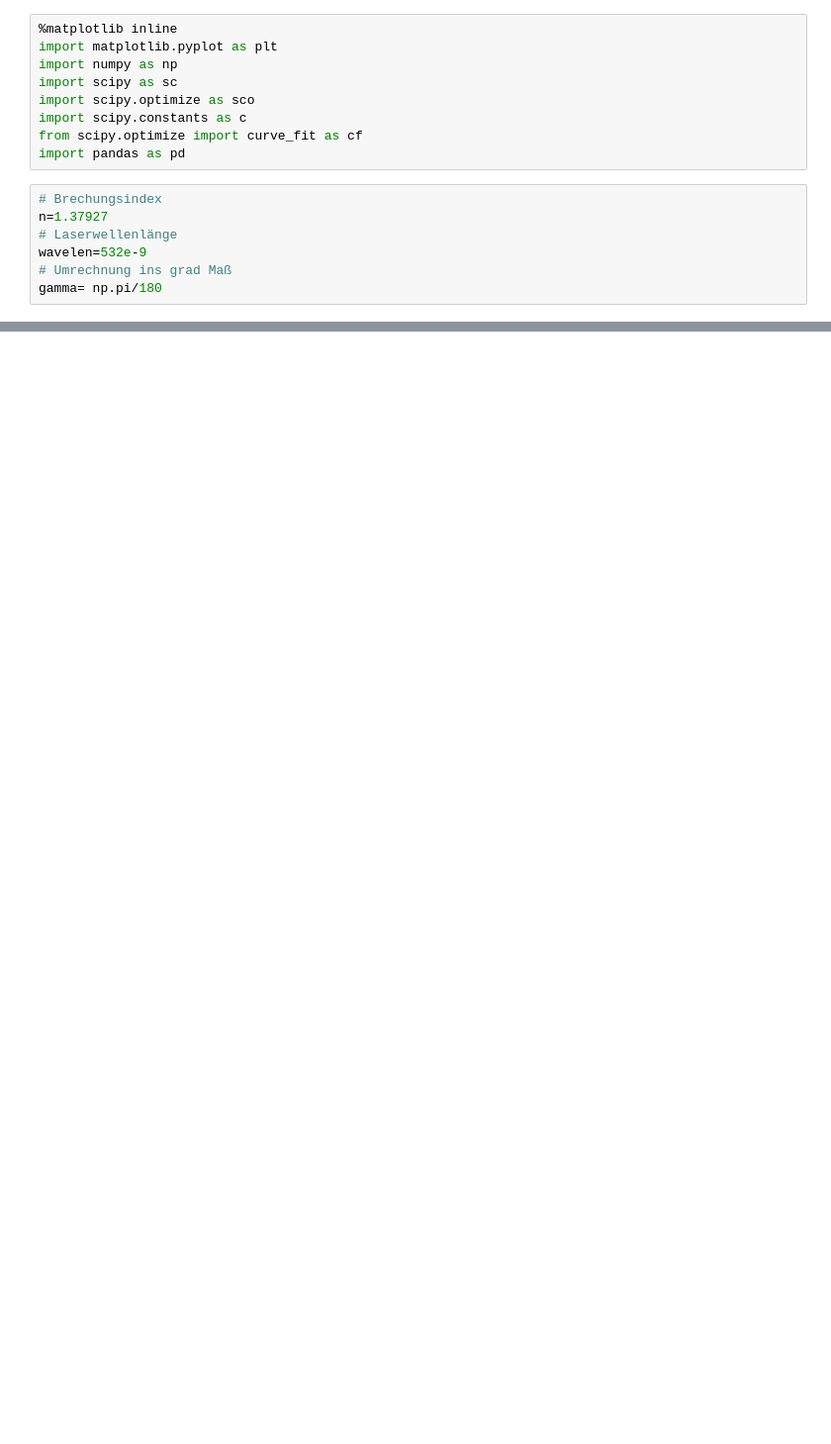
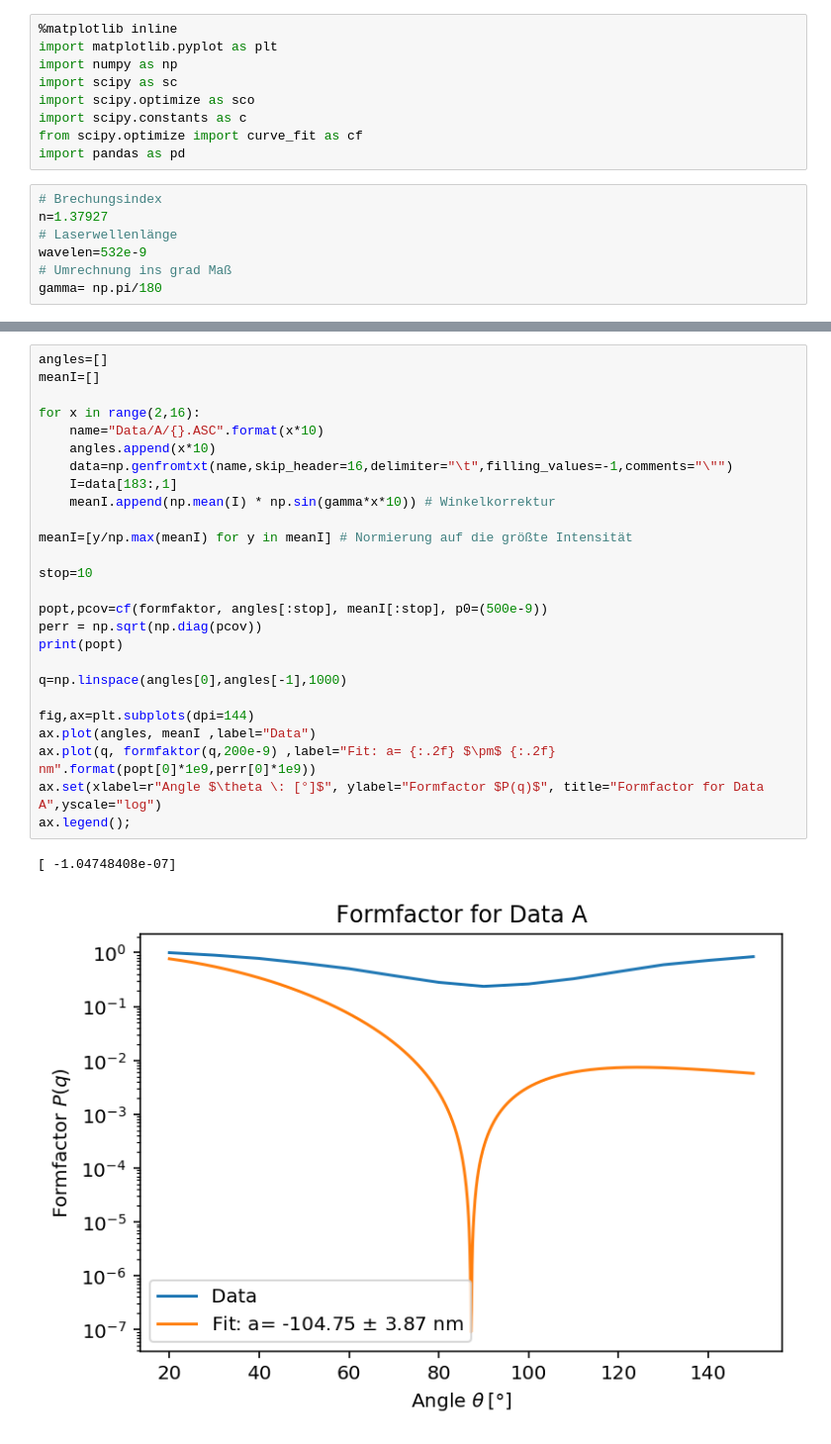
Before and after one commit to qwretz/fpraktikum, a Jupyter notebook: Dynamic Light Scattering/Struktur.ipynb, the cells around one changed output, grey strips where cells are left out. Shown at 99% size. Cells and saved outputs as stored; diff of their text form; blank space fills up the shorter version.

```diff
--- a/Dynamic Light Scattering/Struktur.ipynb
+++ b/Dynamic Light Scattering/Struktur.ipynb
@@ -22,3 +32,32 @@ def formfaktor(winkel,a):
+# %%
+angles=[]
+meanI=[]
+
+for x in range(2,16):
+    name="Data/A/{}.ASC".format(x*10)
+    angles.append(x*10)
+    data=np.genfromtxt(name,skip_header=16,delimiter="\t",filling_values=-1,comments="\"")
+    I=data[183:,1]
+    meanI.append(np.mean(I) * np.sin(gamma*x*10)) # Winkelkorrektur
+
+meanI=[y/np.max(meanI) for y in meanI] # Normierung auf die größte Intensität
+
+stop=10
+
+popt,pcov=cf(formfaktor, angles[:stop], meanI[:stop], p0=(500e-9))
+perr = np.sqrt(np.diag(pcov))
+print(popt)
+
+q=np.linspace(angles[0],angles[-1],1000)
+
+fig,ax=plt.subplots(dpi=144)
+ax.plot(angles, meanI ,label="Data")
+ax.plot(q, formfaktor(q,200e-9) ,label="Fit: a= {:.2f} $\pm$ {:.2f} nm".format(popt[0]*1e9,perr[0]*1e9))
+ax.set(xlabel=r"Angle $\theta \: [°]$", ylabel="Formfactor $P(q)$", title="Formfactor for Data A",yscale="log")
+ax.legend();
+# %% [output]
+[ -1.04748408e-07]
+[figure, added]
 # %%
 angles=[]
 meanI=[]
```
Also changed, not shown: parts of 4 cells of this notebook.
